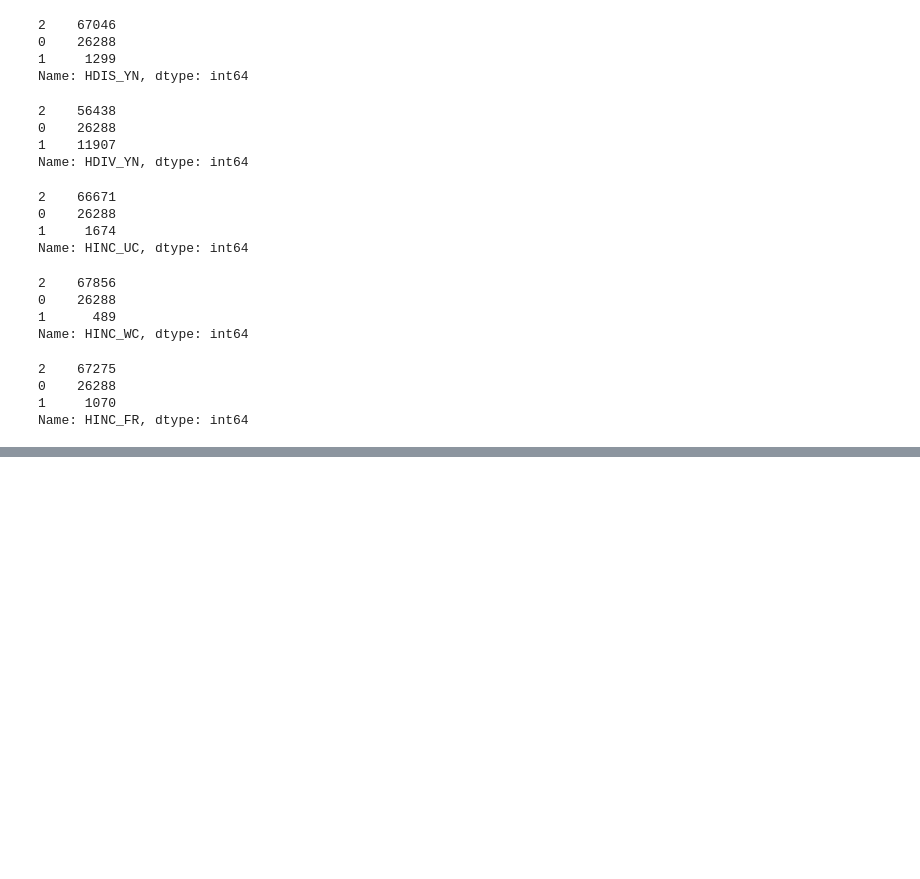
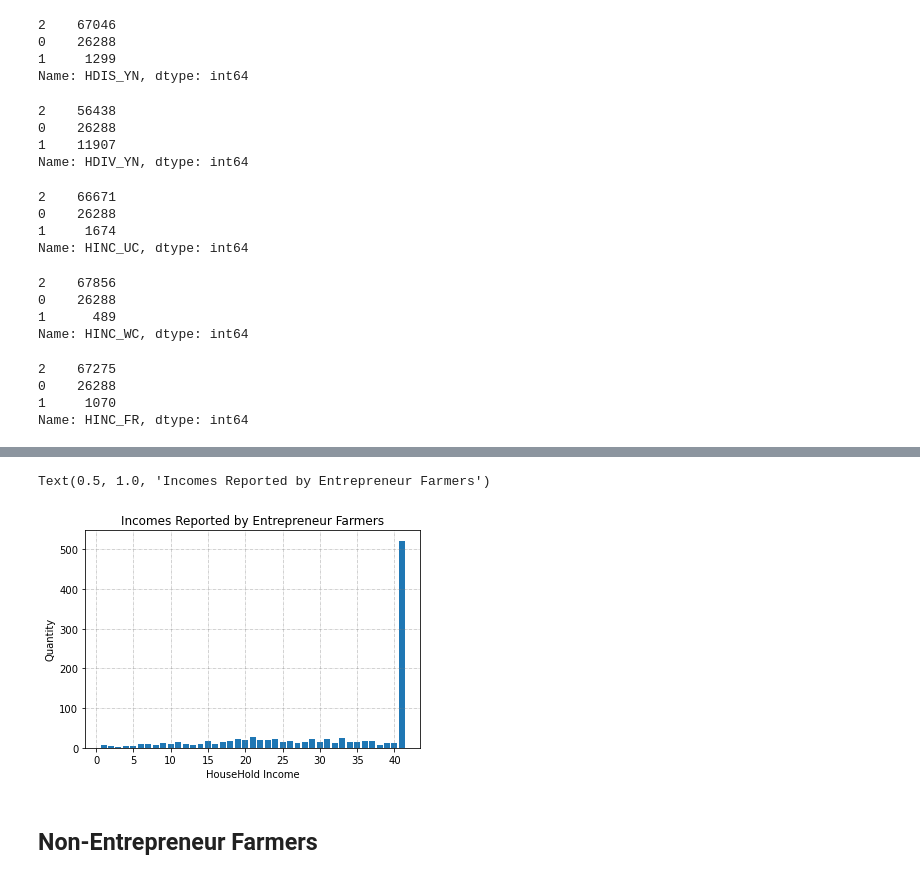
Before and after one commit to ksant040/project, a Jupyter notebook: Project_II.ipynb, the cells around one changed output, grey strips where cells are left out. Cells and saved outputs as stored; diff of their text form; code cells hidden in the pictures; blank space fills up the shorter version.

```diff
--- a/Project_II.ipynb
+++ b/Project_II.ipynb
@@ -344,0 +260,22 @@ HINC_WC
+# %%
+#Treating the data
+
+#Farmers and Non-Farmer Entrepreneurs
+
+#Original:
+#0 = nui
+#1 = yes
+#2 = no
+
+#Changing to:
+# 1 = yes
+# 0 = no
+# 3 = needs treatment
+
+ndd['HINC_FR']=ndd['HINC_FR'].map({1:1, 0:3, 2: 2})
+ndd['HINC_WS']=ndd['HINC_WS'].map({1:1, 0:3, 2: 2})
+# %%
+# Must change values in separate lines of code, otherwise will get CopyWarning Error
+
+ndd['HINC_FR']=ndd['HINC_FR'].map({1:1, 3:3, 2: 0})
+ndd['HINC_WS']=ndd['HINC_WS'].map({1:1, 3:3, 2: 0})
@@ -344,0 +289,2 @@ HINC_WC
+# %%
+Farmer_Ent = ndd[(ndd.HINC_FR == 1)]
@@ -344,0 +311,17 @@ HINC_WC
+# %%
+farmer_e_top_keys = Farmer_Ent['HHINC'].value_counts().index
+farmer_e_top_values = Farmer_Ent['HHINC'].value_counts().tolist()
+# %%
+plt.plot(figsize = (16,9))
+plt.bar(farmer_e_top_keys, farmer_e_top_values)
+
+plt.grid(b = True, color ='grey',
+        linestyle ='-.', linewidth = 0.5,
+        alpha = 0.7)
+
+plt.xlabel('HouseHold Income')
+plt.ylabel('Quantity')
+plt.title('Incomes Reported by Entrepreneur Farmers')
+# %% [output]
+Text(0.5, 1.0, 'Incomes Reported by Entrepreneur Farmers')
+[figure, added]
@@ -344,0 +331,2 @@ HINC_WC
+# %% [markdown]
+## Non-Entrepreneur Farmers
```
Also changed, not shown: parts of 41 cells of this notebook.
